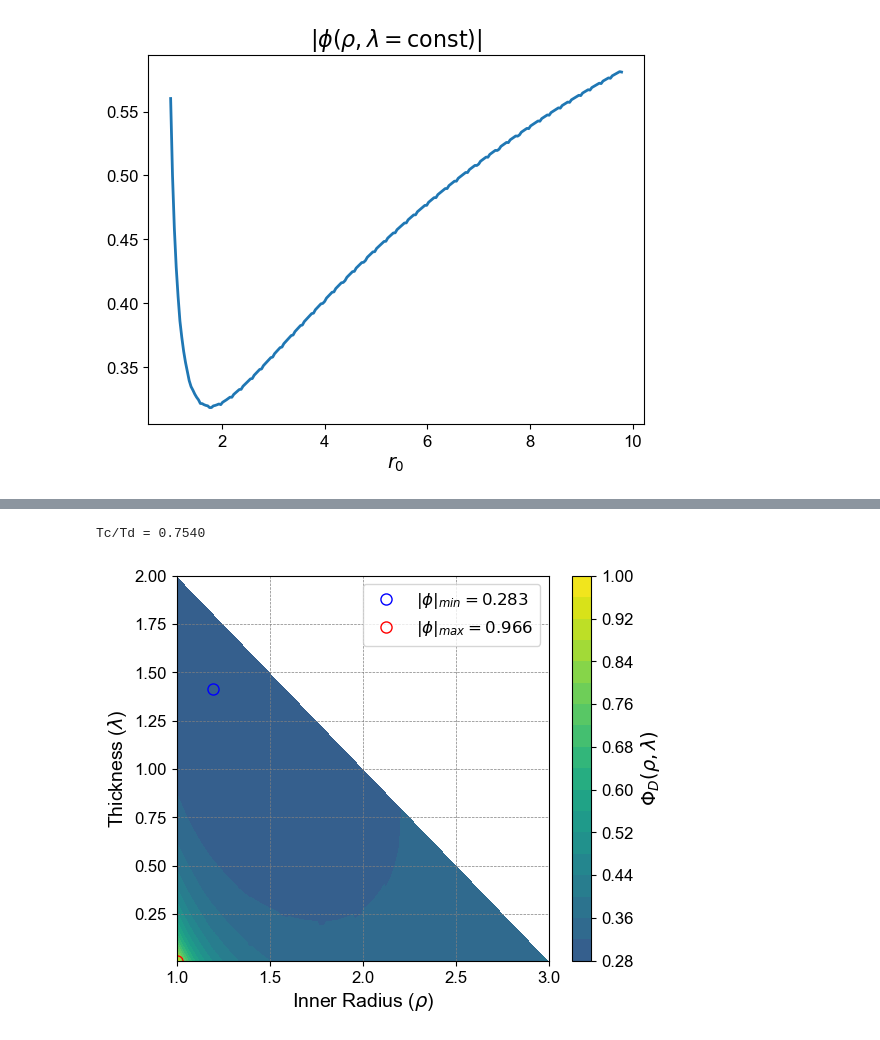
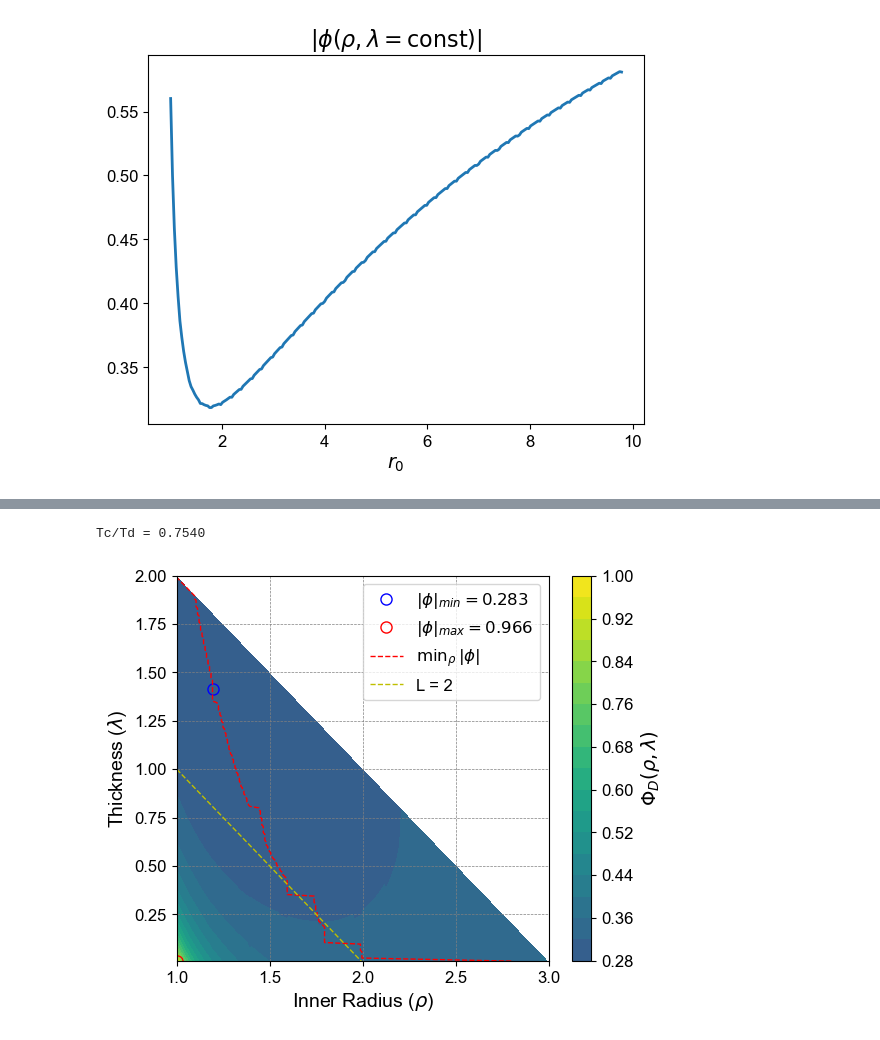
Before and after one commit to GeorchPz/bacterial_chemotaxis_effect_on_chemoattractor_cell, a Jupyter notebook: 3D-3_Fluxmap_shell_profiles.ipynb, the cells around one changed output, grey strips where cells are left out. Drawn from its saved outputs; the diff is of its cells as text; code cells hidden in the pictures.

```diff
--- a/3D-3_Fluxmap_shell_profiles.ipynb
+++ b/3D-3_Fluxmap_shell_profiles.ipynb
@@ -130,18 +117,24 @@ Tc/Td = 0.0754
 # %%
 syst_params['alpha'] = 1e2
 
-FM = FluxMap3D(syst_params, shell_generator)
+FM2z = FluxMap3D(syst_params, shell_generator)
 if SOLVE_SYSTEM:
-    FM.solve(n_jobs=-1)
-    FM.save_data('c_shell(r)_L=3_alpha=1e2')
+    FM2z.solve(n_jobs=-1)
+    FM2z.save_data('c_shell(r)_L=3_alpha=1e2')
 else:
-    FM.load_data('c_shell(r)_L=3_alpha=1e2')
-FM.plot(set_extremes=True, set_transition=False)
-FM.save(figures_path, 'c_shell(r)_L=3_alpha=1e2')
-print(f'Tc/Td = {FM.T_ratio:.4f}')
+    FM2z.load_data('c_shell(r)_L=3_alpha=1e2')
+FM2z.plot(set_extremes=True, set_transition=True)
+Lz = 2
+x = FM2z.x_values[FM2z.x_values < Lz]
+y = - x + Lz
+FM2z.ax.plot(x, y, 'y--', linewidth=1, label=f'L = {Lz}')
+FM2z.ax.legend()
+FM2z.ax.set_ylim(0.01, 2)
+FM2z.save(figures_path, 'c_shell(r)_L=3_alpha=1e2')
+print(f'Tc/Td = {FM2z.T_ratio:.4f}')
 # %% [output]
 Tc/Td = 0.7540
-[figure, old version]
+[figure, new version]
 # %%
 syst_params['alpha'] = 1e1
 
```
Also changed, not shown: parts of 14 cells of this notebook, 10 other files.
